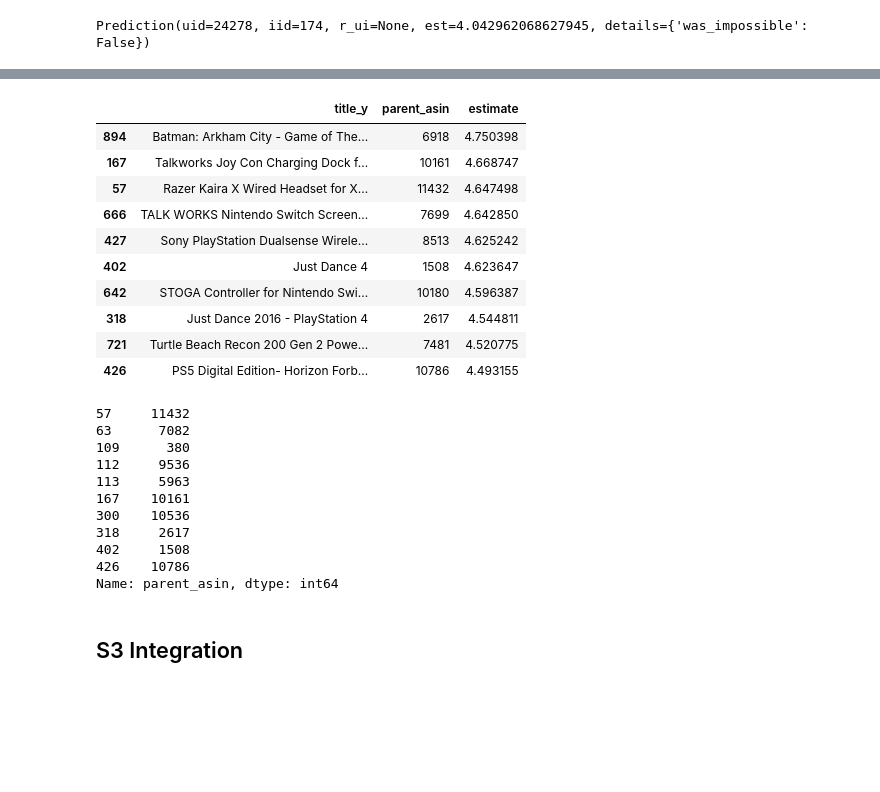
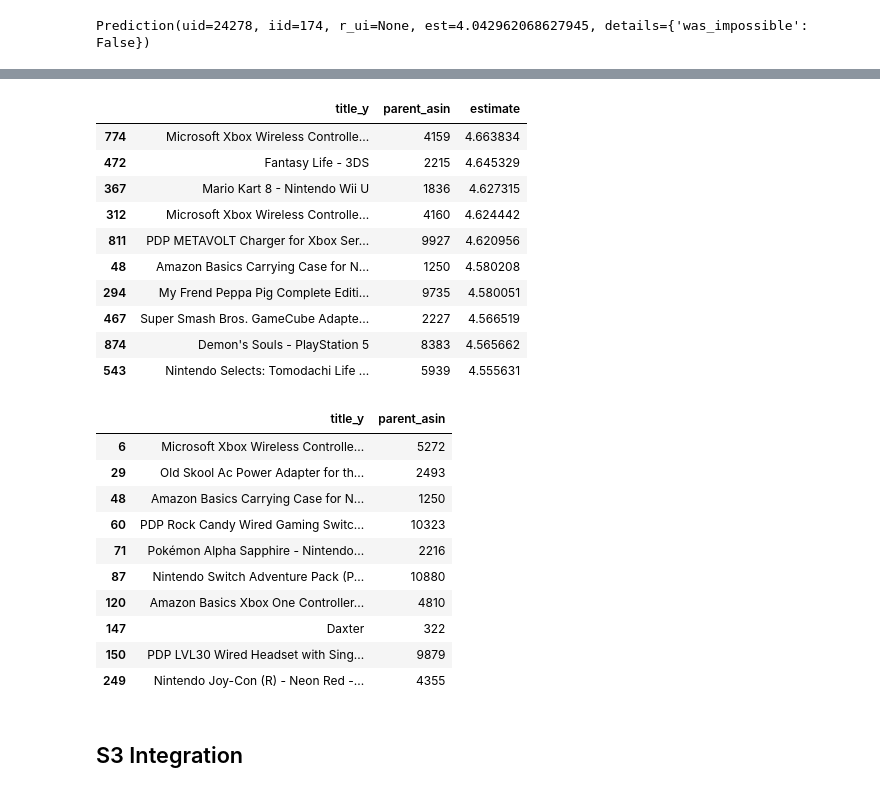
Before and after one commit to tirthankar1710/Real-Time-Recommendation, a Jupyter notebook: ml_recco.ipynb, the cells around one changed output, grey strips where cells are left out. Drawn from its saved outputs; the diff is of its cells as text; code cells hidden in the pictures; blank space fills up the shorter version.

```diff
--- a/ml_recco.ipynb
+++ b/ml_recco.ipynb
@@ -581,31 +573,31 @@ get_hybrid_recommendations(167885, 2204)
-# %%
-get_hybrid_recommendations(233167, 2204)
-# %% [output]
-|  | title_y | parent_asin | estimate |
-| 894 | Batman: Arkham City - Game of The... | 6918 | 4.750398 |
-| 167 | Talkworks Joy Con Charging Dock f... | 10161 | 4.668747 |
-| 57 | Razer Kaira X Wired Headset for X... | 11432 | 4.647498 |
-| 666 | TALK WORKS Nintendo Switch Screen... | 7699 | 4.642850 |
-| 427 | Sony PlayStation Dualsense Wirele... | 8513 | 4.625242 |
-| 402 | Just Dance 4 | 1508 | 4.623647 |
-| 642 | STOGA Controller for Nintendo Swi... | 10180 | 4.596387 |
-| 318 | Just Dance 2016 - PlayStation 4 | 2617 | 4.544811 |
-| 721 | Turtle Beach Recon 200 Gen 2 Powe... | 7481 | 4.520775 |
-| 426 | PS5 Digital Edition- Horizon Forb... | 10786 | 4.493155 |
+# %%
+get_hybrid_recommendations(167882, 2203)
+# %% [output]
+|  | title_y | parent_asin | estimate |
+| 774 | Microsoft Xbox Wireless Controlle... | 4159 | 4.663834 |
+| 472 | Fantasy Life - 3DS | 2215 | 4.645329 |
+| 367 | Mario Kart 8 - Nintendo Wii U | 1836 | 4.627315 |
+| 312 | Microsoft Xbox Wireless Controlle... | 4160 | 4.624442 |
+| 811 | PDP METAVOLT Charger for Xbox Ser... | 9927 | 4.620956 |
+| 48 | Amazon Basics Carrying Case for N... | 1250 | 4.580208 |
+| 294 | My Frend Peppa Pig Complete Editi... | 9735 | 4.580051 |
+| 467 | Super Smash Bros. GameCube Adapte... | 2227 | 4.566519 |
+| 874 | Demon's Souls - PlayStation 5 | 8383 | 4.565662 |
+| 543 | Nintendo Selects: Tomodachi Life ... | 5939 | 4.555631 |
 # %%
-get_recommendations(2204).head(10)
+get_recommendations(2203).head(10)
 # %% [output]
-57     11432
-63      7082
-109      380
-112     9536
-113     5963
-167    10161
-300    10536
-318     2617
-402     1508
-426    10786
-Name: parent_asin, dtype: int64
+|  | title_y | parent_asin |
+| 6 | Microsoft Xbox Wireless Controlle... | 5272 |
+| 29 | Old Skool Ac Power Adapter for th... | 2493 |
+| 48 | Amazon Basics Carrying Case for N... | 1250 |
+| 60 | PDP Rock Candy Wired Gaming Switc... | 10323 |
+| 71 | Pokémon Alpha Sapphire - Nintendo... | 2216 |
+| 87 | Nintendo Switch Adventure Pack (P... | 10880 |
+| 120 | Amazon Basics Xbox One Controller... | 4810 |
+| 147 | Daxter | 322 |
+| 150 | PDP LVL30 Wired Headset with Sing... | 9879 |
+| 249 | Nintendo Joy-Con (R) - Neon Red -... | 4355 |
 # %% [markdown]
 ## S3 Integration
 # %%
```
Also changed, not shown: parts of 26 cells of this notebook, 7 other files.
